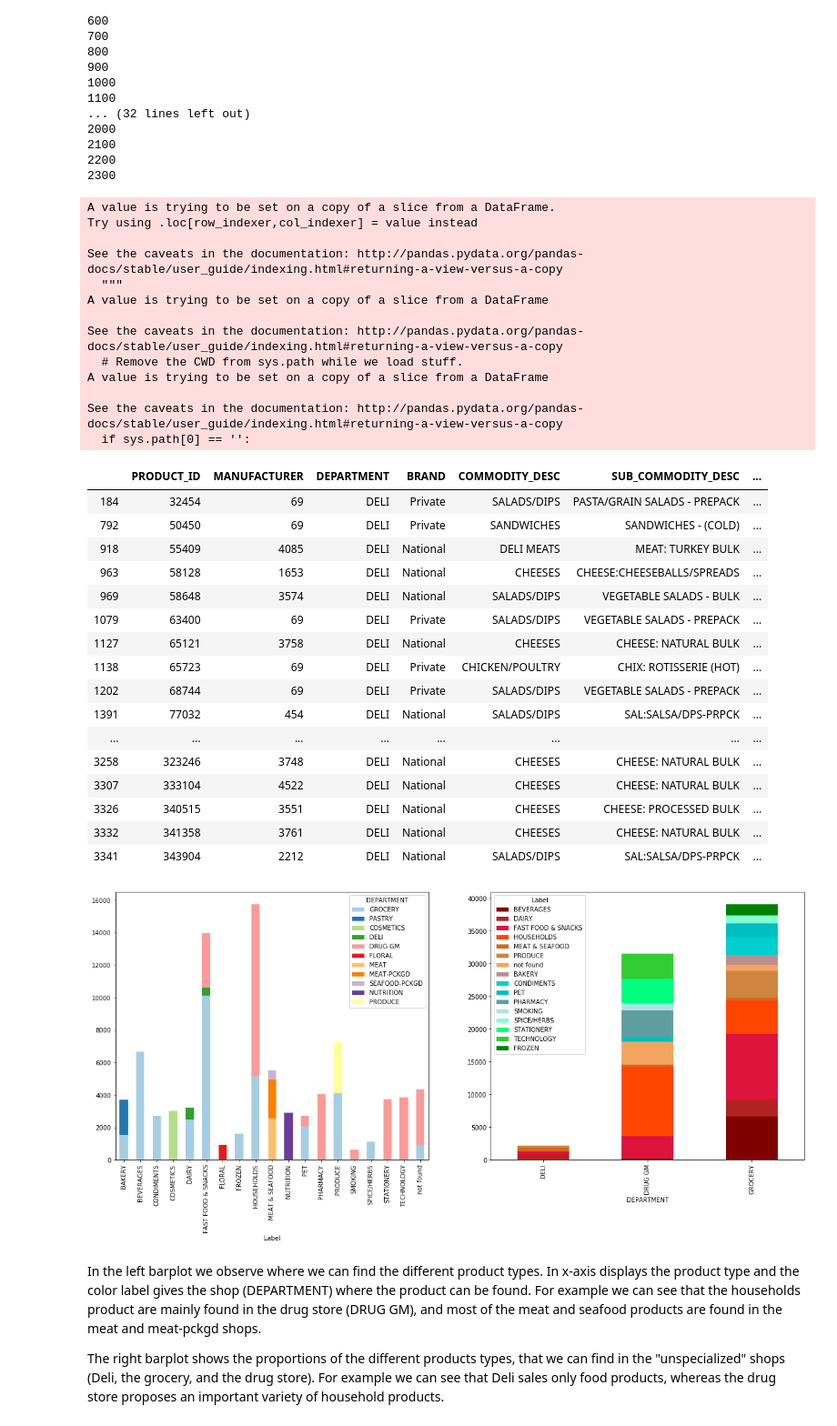
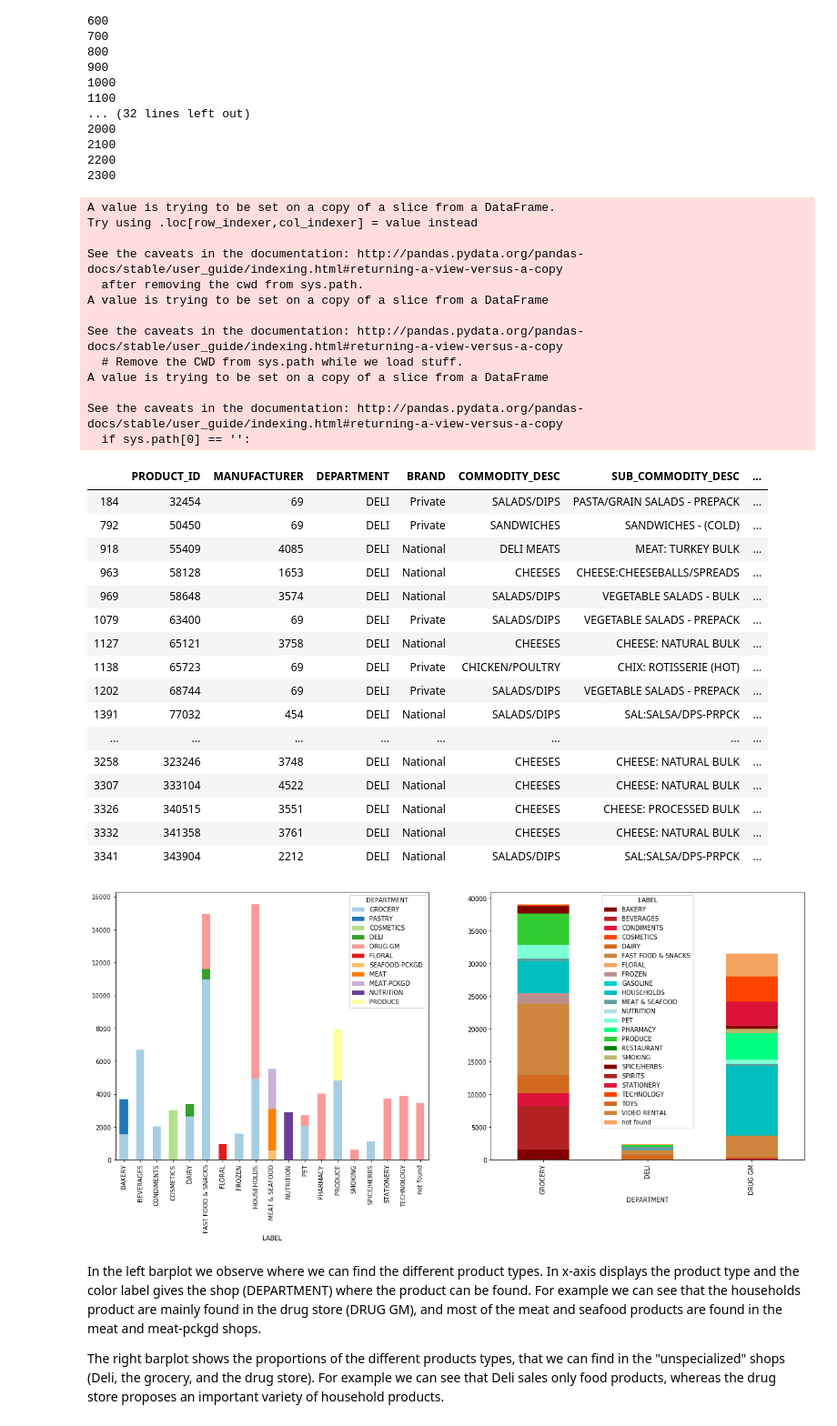
Before and after one commit to marvande/epfl-ada-2019-data-analysis, a Jupyter notebook: code/Products.ipynb, the cells around one changed output. Shown: that part at 91% size. Drawn from its saved outputs; the diff is of its cells as text; code cells hidden in the pictures.

```diff
--- a/code/Products.ipynb
+++ b/code/Products.ipynb
@@ -362,4 +392,17 @@ DrugGM[DrugGM['Label'] == 'not found'].head(60)
 **D. ALL THE OTHER SHOPS: DELI, PRODUCE, NUTRITION, COSMETICS etc.**
 # %% [markdown]
 Since all these other shops are specialized the labels are easy to infer. Indeed it corresponds to the shop specialization.
+# %%
+product['LABEL'] = 'none'
+MEAT = product[product['DEPARTMENT'] == 'MEAT']
+MEAT_PCKGD = product[product['DEPARTMENT'] == 'MEAT-PCKGD']
+SEAFOOD = product[product['DEPARTMENT'] == 'SEAFOOD']
+SEAFOOD_PCKGD = product[product['DEPARTMENT'] == 'SEAFOOD-PCKGD']
+FROZEN_GROCERY = product[product['DEPARTMENT'] == 'FROZEN GROCERY']
+
+MEAT.loc['LABEL'] = 'MEAT & SEAFOOD'
+MEAT_PCKGD.loc['LABEL'] = 'MEAT & SEAFOOD'
+SEAFOOD.loc['LABEL'] = 'MEAT & SEAFOOD'
+SEAFOOD_PCKGD.loc['LABEL'] = 'MEAT & SEAFOOD'
+FROZEN_GROCERY.loc['LABEL'] = 'FROZEN'
 # %%
@@ -438,10 +480,8 @@ LabelledSUBDELI = LabelizeProduct(DELI, DELI.SUB_COMMODITY_DESC, 0)
 2300
 # %%
 #add DELI labels in the product dataframe
-LabelledDELI['Ratio']= LabelledDELI.Ratio
-LabelledDELI['Label']= LabelledDELI.Label
 LabelledDELI['RatioSUB']= LabelledSUBDELI.Ratio
-LabelledDELI['LabelSUB']= LabelledSUBDGM.Label
+LabelledDELI['LabelSUB']= LabelledSUBDELI.Label
 DELI['Label'] = 'none'
 putLabel(LabelledDELI, DELI)
 DELI.head(60)
@@ -450,7 +490,7 @@ A value is trying to be set on a copy of a slice from a DataFrame.
 Try using .loc[row_indexer,col_indexer] = value instead
 
 See the caveats in the documentation: http://pandas.pydata.org/pandas-docs/stable/user_guide/indexing.html#returning-a-view-versus-a-copy
-  """
+  after removing the cwd from sys.path.
 A value is trying to be set on a copy of a slice from a DataFrame
 
 See the caveats in the documentation: http://pandas.pydata.org/pandas-docs/stable/user_guide/indexing.html#returning-a-view-versus-a-copy
@@ -476,45 +516,36 @@ See the caveats in the documentation: http://pandas.pydata.org/pandas-docs/stabl
 | 3326 | 340515 | 3551 | DELI | National | CHEESES | CHEESE: PROCESSED BULK | ... |
 | 3332 | 341358 | 3761 | DELI | National | CHEESES | CHEESE: NATURAL BULK | ... |
 | 3341 | 343904 | 2212 | DELI | National | SALADS/DIPS | SAL:SALSA/DPS-PRPCK | ... |
-# %%
-product['Label'] = product['DEPARTMENT']
-
-product.Label.loc[product['DEPARTMENT'] == 'GROCERY'] = Grocery.Label
-product.Label.loc[product['DEPARTMENT'] == 'DRUG GM'] = DrugGM.Label
-product.Label.loc[product['DEPARTMENT'] == 'MEAT'] = MEAT.Label
-product.Label.loc[product['DEPARTMENT'] == 'MEAT-PCKGD'] = MEAT_PCKGD.Label
-product.Label.loc[product['DEPARTMENT'] == 'SEAFOOD'] = SEAFOOD.Label
-product.Label.loc[product['DEPARTMENT'] == 'SEAFOOD-PCKGD'] = SEAFOOD_PCKGD.Label
-product.Label.loc[product['DEPARTMENT'] == 'FROZEN GROCERY'] = FROZEN_GROCERY.Label
-product.Label.loc[product['DEPARTMENT'] == 'DELI'] = DELI.Label
+# %%
+product.LABEL.loc[product['DEPARTMENT'] == 'DELI'] = DELI.Label
 # %%
-ProductLabels= product.groupby('Label').count()
-ProductLabels2= product.groupby(by= ['DEPARTMENT','Label']).count()
-ProductDepartment= product.groupby(by= ['Label','DEPARTMENT']).count()
+ProductLabels= product.groupby('LABEL').count()
+ProductLabels2= product.groupby(by= ['DEPARTMENT','LABEL']).count()
+ProductDepartment= product.groupby(by= ['LABEL','DEPARTMENT']).count()
 #ProductLabels2 = ProductLabels2.drop(ProductLabels2[ProductLabels2['BRAND'] <=10].index)
 
 #palette :
 my_palette = ["maroon","firebrick","crimson", "orangered","chocolate", "peru","sandybrown","rosybrown","darkturquoise"
         ,"c","cadetblue","powderblue","aquamarine","springgreen","limegreen","green","darkkhaki"]
 sns.set_palette(my_palette)
 
 
 fig = plt.figure(figsize=(20,8))
 
 # Divide the figure into a 2x1 grid, and give  the first section
 ax1 = fig.add_subplot(121)
 
 # Divide the figure into a 2x1 grid, and give the second section
 ax2 = fig.add_subplot(122)
 
 ProductDepartment.BRAND[ProductDepartment['BRAND']>500].unstack().plot.bar(color=sns.color_palette("Paired"),ax= ax1,stacked = True)
 ProductLabels2.loc[['DRUG GM','GROCERY','DELI']].BRAND.unstack().plot.bar(color=sns.color_palette(),ax= ax2,stacked = True)
 
 
 fig.subplots_adjust(hspace=1.3)
 fig.subplots_adjust(wspace=0.2)
 # %% [output]
-[figure, old version]
+[figure, new version]
 # %% [markdown]
 In the left barplot we observe where we can find the different product types. In x-axis displays the product type and the color label gives the shop (DEPARTMENT) where the product can be found. For example we can see that the households product are mainly found in the drug store (DRUG GM), and most of the meat and seafood products are found in the meat and meat-pckgd shops.
 
```
Also changed, not shown: parts of 17 cells of this notebook.
